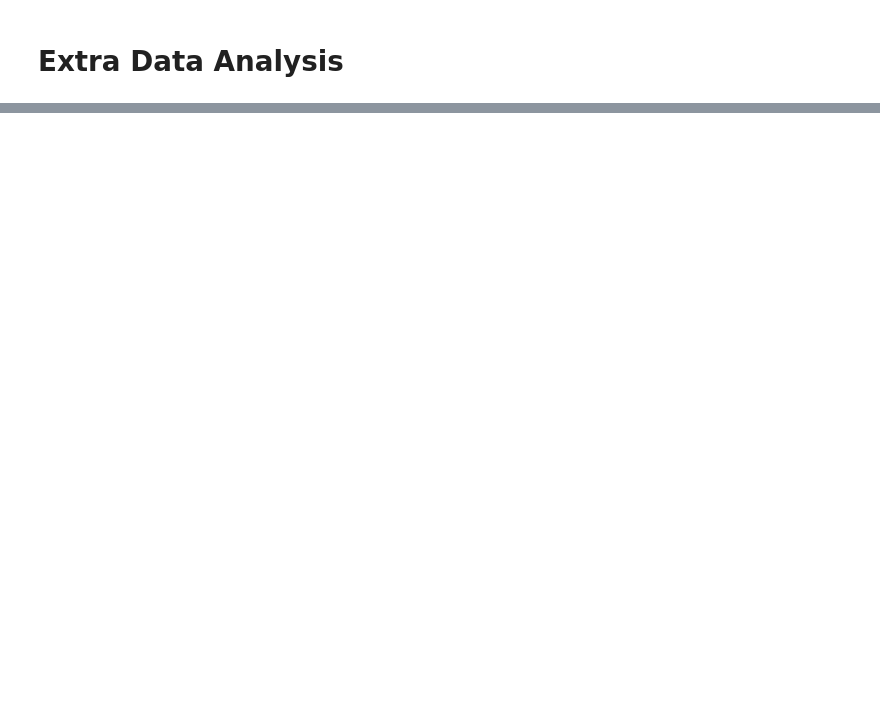
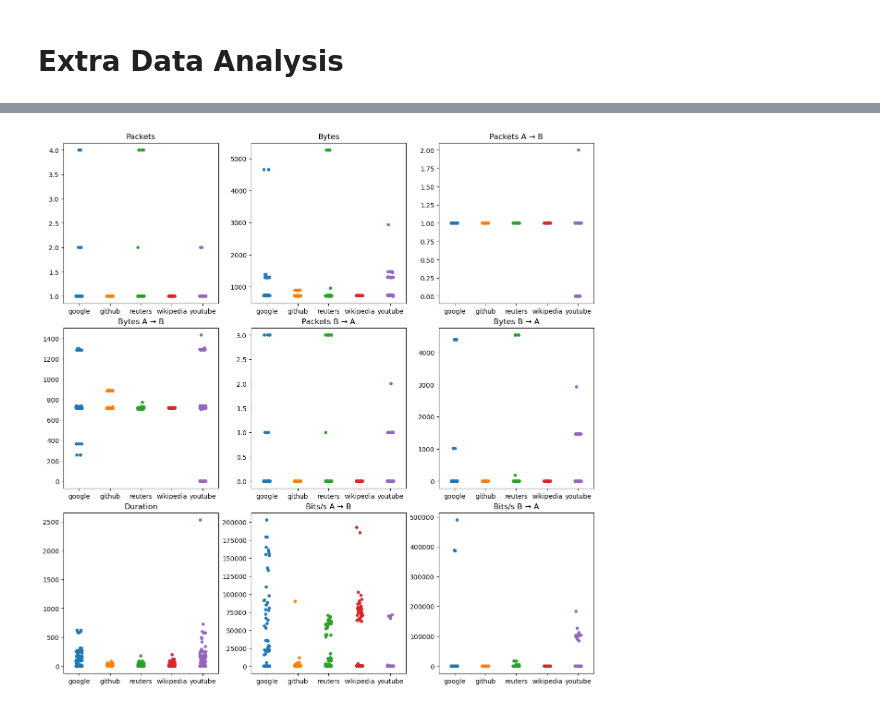
Before and after one commit to charleshu-8/C400-Capstone-Project, a Jupyter notebook: model_lasso.ipynb, the cells around one changed output, grey strips where cells are left out. Cells and saved outputs as stored; diff of their text form; code cells hidden in the pictures; blank space fills up the shorter version.

```diff
--- a/model_lasso.ipynb
+++ b/model_lasso.ipynb
@@ -180,0 +177,30 @@ plt.show()
+# %%
+google = pd.read_csv("raw_data/google.csv")
+github = pd.read_csv("raw_data/github.csv")
+reuters = pd.read_csv("raw_data/reuters.csv")
+wikipedia = pd.read_csv("raw_data/wikipedia.csv")
+youtube = pd.read_csv("raw_data/youtube.csv")
+# %%
+# Comparison of all features across websites
+fig, axs = plt.subplots(ncols = 3, nrows = 3, constrained_layout=True)
+axX = 0
+axY = 0
+
+for feature in features:
+    test = pd.concat([google[feature], github[feature], reuters[feature], wikipedia[feature], youtube[feature]], axis = 1)
+    test.columns = ["google", "github", "reuters", "wikipedia", "youtube"]
+
+    # Strip plot of features
+    sns.stripplot(data = test, ax = axs[axY][axX])
+    axs[axY][axX].set_title("{}".format(feature))
+
+    axX += 1
+    if (axX == 3):
+        axX = 0
+        axY += 1
+    if (axY == 3):
+        axY = 0
+
+fig.set_size_inches(12, 12)
+# %% [output]
+[figure, added]
```
Also changed, not shown: parts of 12 cells of this notebook, 42 other files.
